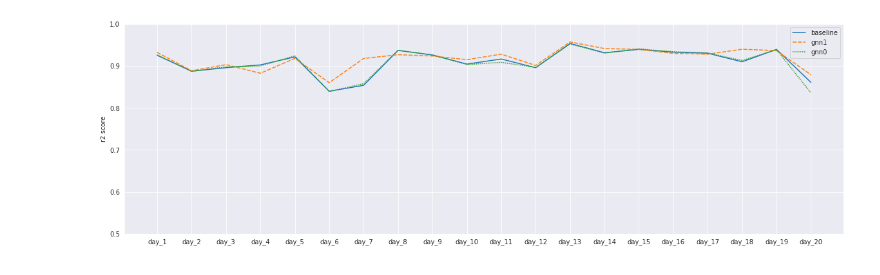
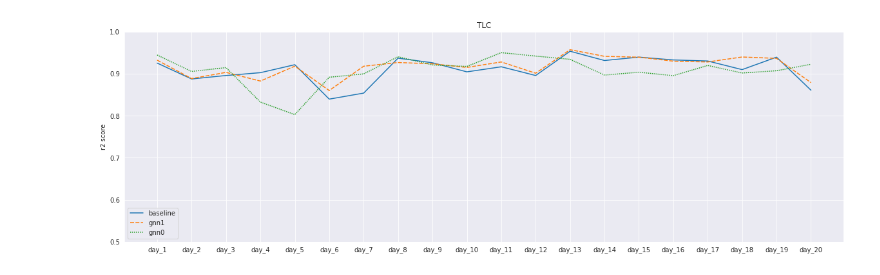
Before and after one commit to Eldervald/traffic-extrapolation, a Jupyter notebook: src/results_evaluation.ipynb, the cells around one changed output. Saved outputs shown, nothing was run; the diff lists cells and outputs as text; code cells hidden in the pictures.

```diff
--- a/src/results_evaluation.ipynb
+++ b/src/results_evaluation.ipynb
@@ -15,16 +15,18 @@ sns.set_style('darkgrid')
 # %%
 df = pd.DataFrame()
 
-for m in os.listdir('results'):
-    with open('results/' + m) as f:
+path = '../tlc/results/'
+
+for m in os.listdir(path):
+    with open(path + m) as f:
         res = json.load(f)
     df[m.split('.')[0]] = pd.Series(res)
 
 plt.figure(figsize=(20,6))
 plt.ylim((0.5, 1))
 plt.ylabel('r2 score')
-sns.lineplot(data=df)
+sns.lineplot(data=df).set_title('TLC')
 plt.legend()
 plt.show()
 # %% [output]
-[figure, old version]
+[figure, new version]
```
Also changed, not shown: 9 other files.
